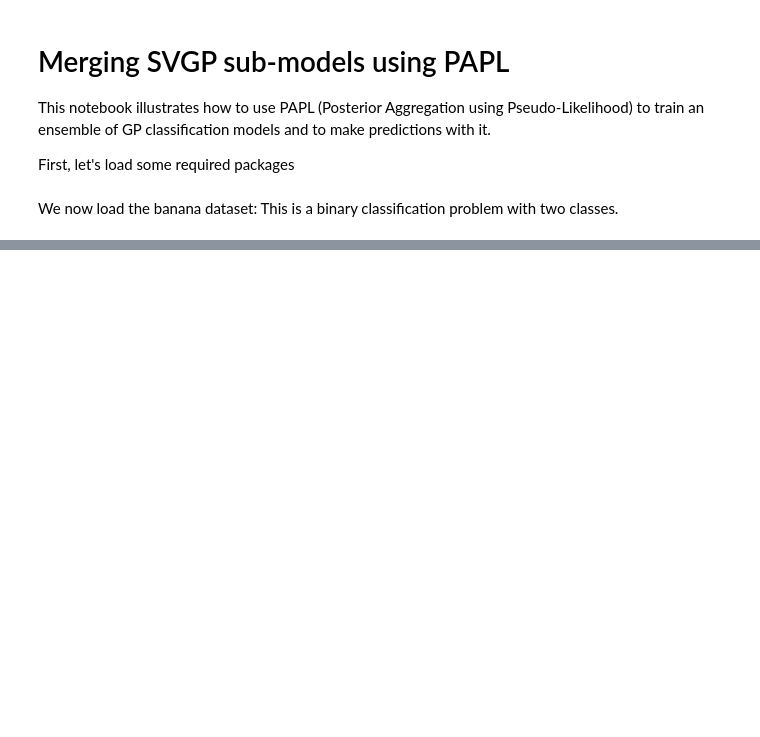
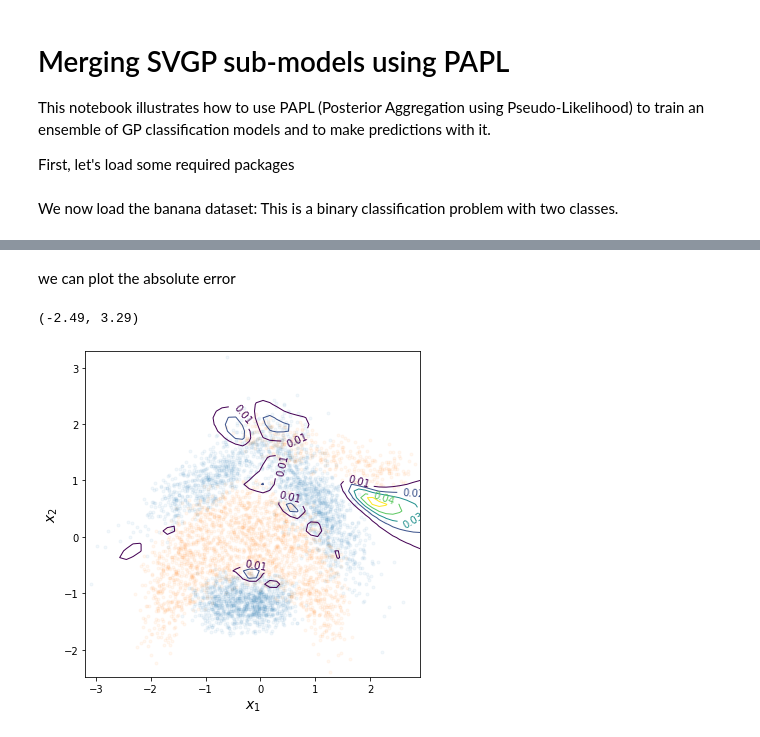
Before and after one commit to NicolasDurrande/guepard, a Jupyter notebook: notebooks/papl-svgp.ipynb, the cells around one changed output, grey strips where cells are left out. Saved outputs shown, nothing was run; the diff lists cells and outputs as text; code cells hidden in the pictures; blank space fills up the shorter version.

```diff
--- a/notebooks/papl-svgp.ipynb
+++ b/notebooks/papl-svgp.ipynb
@@ -190,0 +157,18 @@ On this simple example, predictions from PAPL are can barely be distinguished fr
+# %% [markdown]
+we can plot the absolute error
+# %%
+fig, ax = plt.subplots(figsize=(6, 6))
+
+ax.plot(X[Y[:, 0] == 0, 0], X[Y[:, 0] == 0, 1], 'o', color="C0", ms=3, alpha=0.05, label="$y=0$")
+ax.plot(X[Y[:, 0] == 1, 0], X[Y[:, 0] == 1, 1], 'o', color="C1", ms=3, alpha=0.05, label="$y=1$")
+
+cs = ax.contour(X1_grid, X2_grid, np.reshape(np.abs(Ysvgp-Ytest), (50, 50)), linewidths=1, levels=[0.01, 0.02, 0.03, 0.04, 0.05])
+ax.clabel(cs, inline=1, fontsize=10, fmt='%1.2f')
+
+ax.set_xlabel("$x_1$", fontsize=14)
+ax.set_ylabel("$x_2$", fontsize=14)
+ax.set_xlim(x1_lim)
+ax.set_ylim(x2_lim)
+# %% [output]
+(-2.49, 3.29)
+[figure, added]
```
Also changed, not shown: parts of 24 cells of this notebook, 2 other files.
